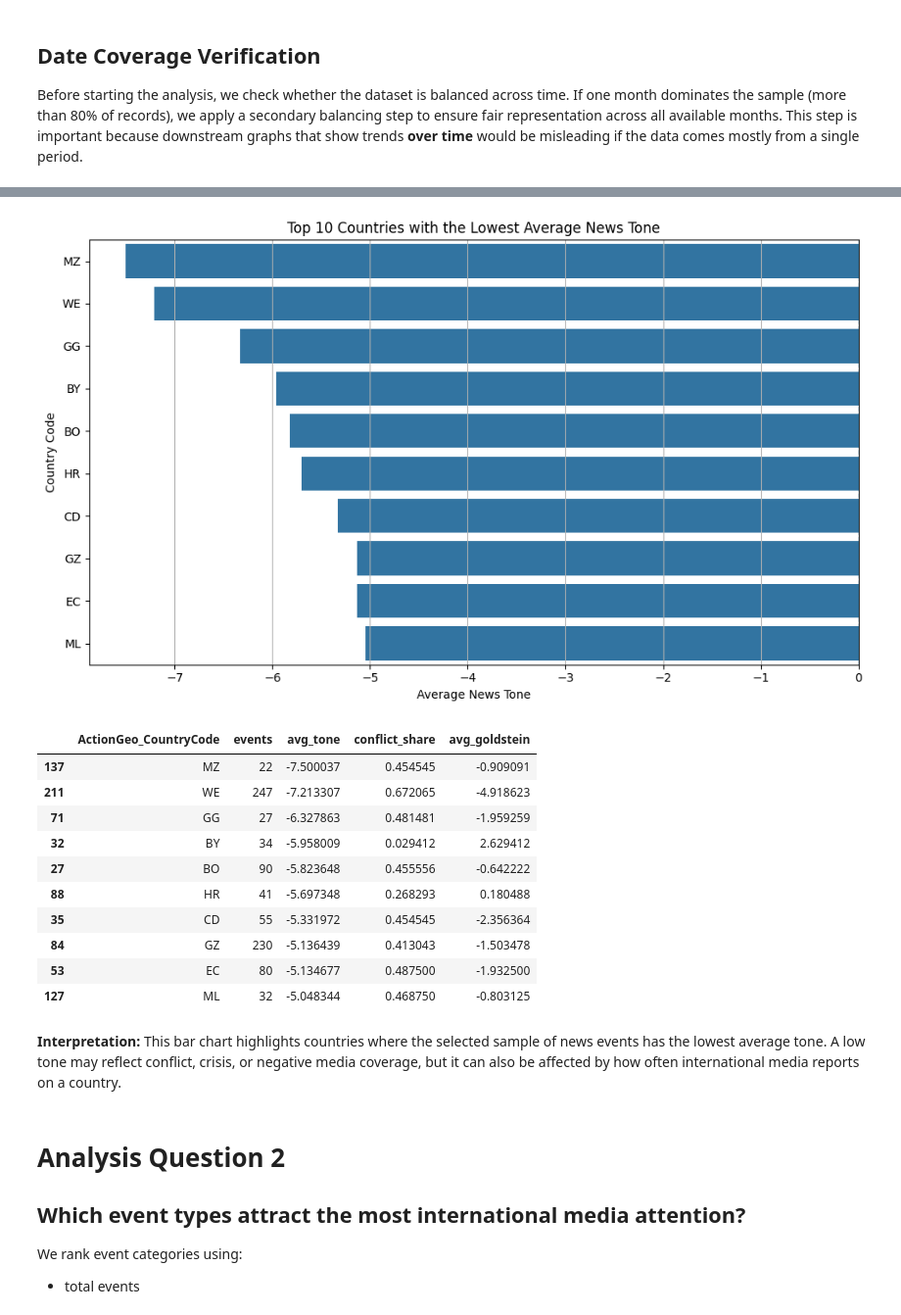
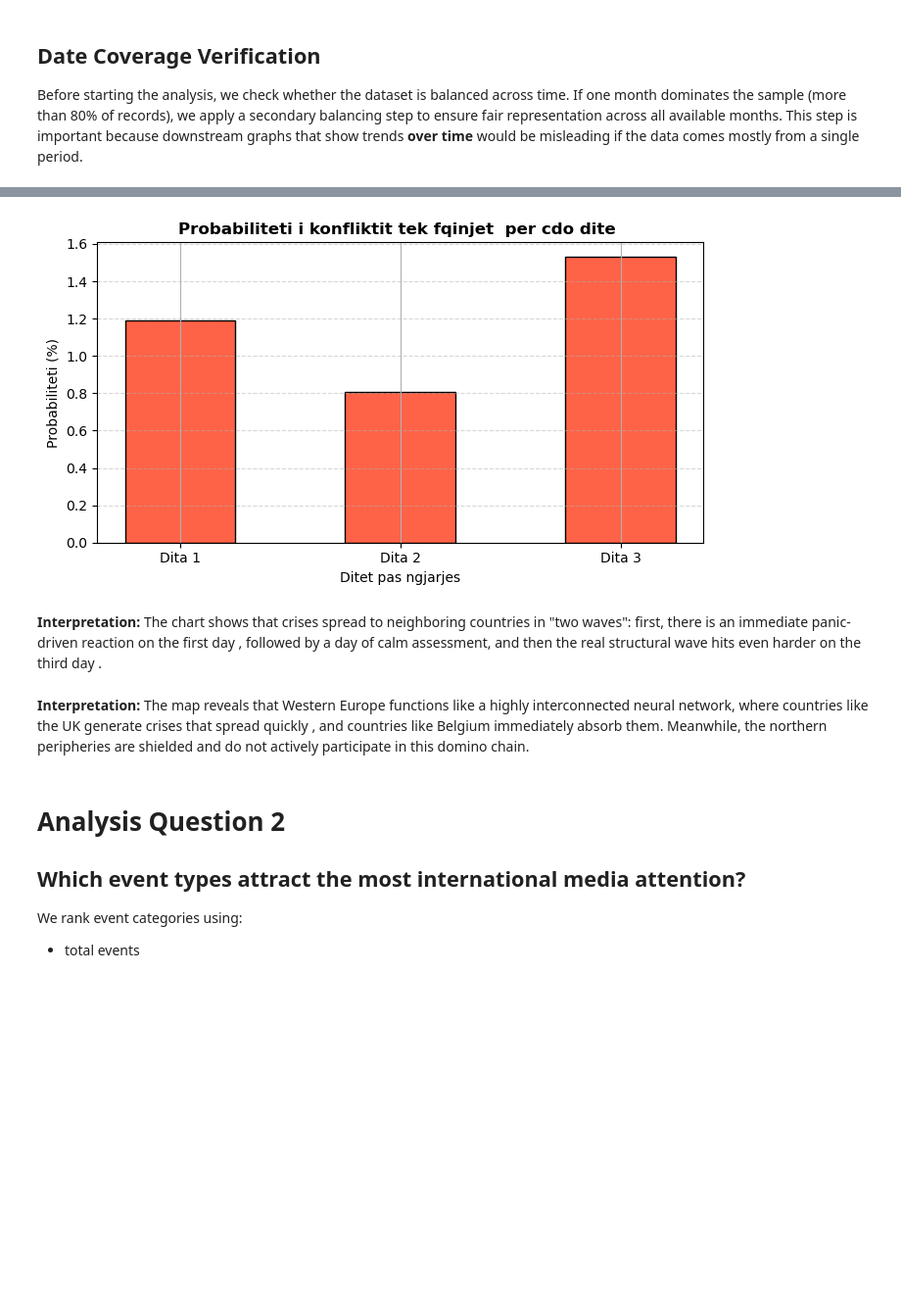
Before and after one commit to Beltinaa/world_mood_map_notebook, a Jupyter notebook: world_mood_map_notebook.ipynb, the cells around one changed output, grey strips where cells are left out. Shown at 98% size. Cells and saved outputs as stored; diff of their text form; code cells hidden in the pictures; blank space fills up the shorter version.

```diff
--- a/world_mood_map_notebook.ipynb
+++ b/world_mood_map_notebook.ipynb
@@ -654,34 +670,18 @@ plt.show()
 # %%
 # ============================================================
-# Cell 13: Bar chart — countries with the lowest average tone
+# Efekti Domino sipas Diteve (+1, +2, +3)
 # ============================================================
 
-lowest_tone_countries = country_stats.sort_values("avg_tone").head(10)
 
-plt.figure(figsize=(10, 6))
-sns.barplot(
-    data=lowest_tone_countries,
-    x="avg_tone",
-    y="ActionGeo_CountryCode"
-)
-plt.axvline(0, linestyle="--", linewidth=1)
-plt.title("Top 10 Countries with the Lowest Average News Tone")
-plt.xlabel("Average News Tone")
-plt.ylabel("Country Code")
-plt.tight_layout()
-plt.show()
+aktiv = (dom.conflict>0)|(dom.attention>dom.attention.median())|(dom.neg_tone>dom.neg_tone.median())
+vals  = [dom[aktiv][f"nb_c{l}"].mean()*100 for l in [1,2,3]]
 
-lowest_tone_countries[["ActionGeo_CountryCode", "events", "avg_tone", "conflict_share", "avg_goldstein"]]
+plt.figure(figsize=(7,4))
+plt.bar(["Dita 1","Dita 2","Dita 3"],vals,color="tomato",edgecolor="black",width=0.5)
+plt.title("Probabiliteti i konfliktit tek fqinjet  per cdo dite ",fontweight="bold")
+plt.ylabel("Probabiliteti (%)"); plt.xlabel("Ditet pas ngjarjes")
+plt.grid(axis="y",linestyle="--",alpha=0.5); plt.tight_layout(); plt.show()
 # %% [output]
-[figure, old version]
+[figure, new version]
-|  | ActionGeo_CountryCode | events | avg_tone | conflict_share | avg_goldstein |
-| 137 | MZ | 22 | -7.500037 | 0.454545 | -0.909091 |
-| 211 | WE | 247 | -7.213307 | 0.672065 | -4.918623 |
-| 71 | GG | 27 | -6.327863 | 0.481481 | -1.959259 |
-| 32 | BY | 34 | -5.958009 | 0.029412 | 2.629412 |
-| 27 | BO | 90 | -5.823648 | 0.455556 | -0.642222 |
-| 88 | HR | 41 | -5.697348 | 0.268293 | 0.180488 |
-| 35 | CD | 55 | -5.331972 | 0.454545 | -2.356364 |
-| 84 | GZ | 230 | -5.136439 | 0.413043 | -1.503478 |
-| 53 | EC | 80 | -5.134677 | 0.487500 | -1.932500 |
-| 127 | ML | 32 | -5.048344 | 0.468750 | -0.803125 |
+# %% [markdown]
+**Interpretation:** The chart shows that crises spread to neighboring countries in "two waves": first, there is an immediate panic-driven reaction on the first day , followed by a day of calm assessment, and then the real structural wave hits even harder on the third day  .
@@ -688,5 +775,5 @@ lowest_tone_countries[["ActionGeo_CountryCode", "events", "avg_tone", "conflict_
 # %% [markdown]
-**Interpretation:** This bar chart highlights countries where the selected sample of news events has the lowest average tone. A low tone may reflect conflict, crisis, or negative media coverage, but it can also be affected by how often international media reports on a country.
+**Interpretation:** The map reveals that Western Europe functions like a highly interconnected neural network, where countries like the UK generate crises that spread quickly , and countries like Belgium immediately absorb them. Meanwhile, the northern peripheries are shielded and do not actively participate in this domino chain.
 # %% [markdown]
 # Analysis Question 2
 
```
Also changed, not shown: parts of 22 cells of this notebook, 11 other files.
